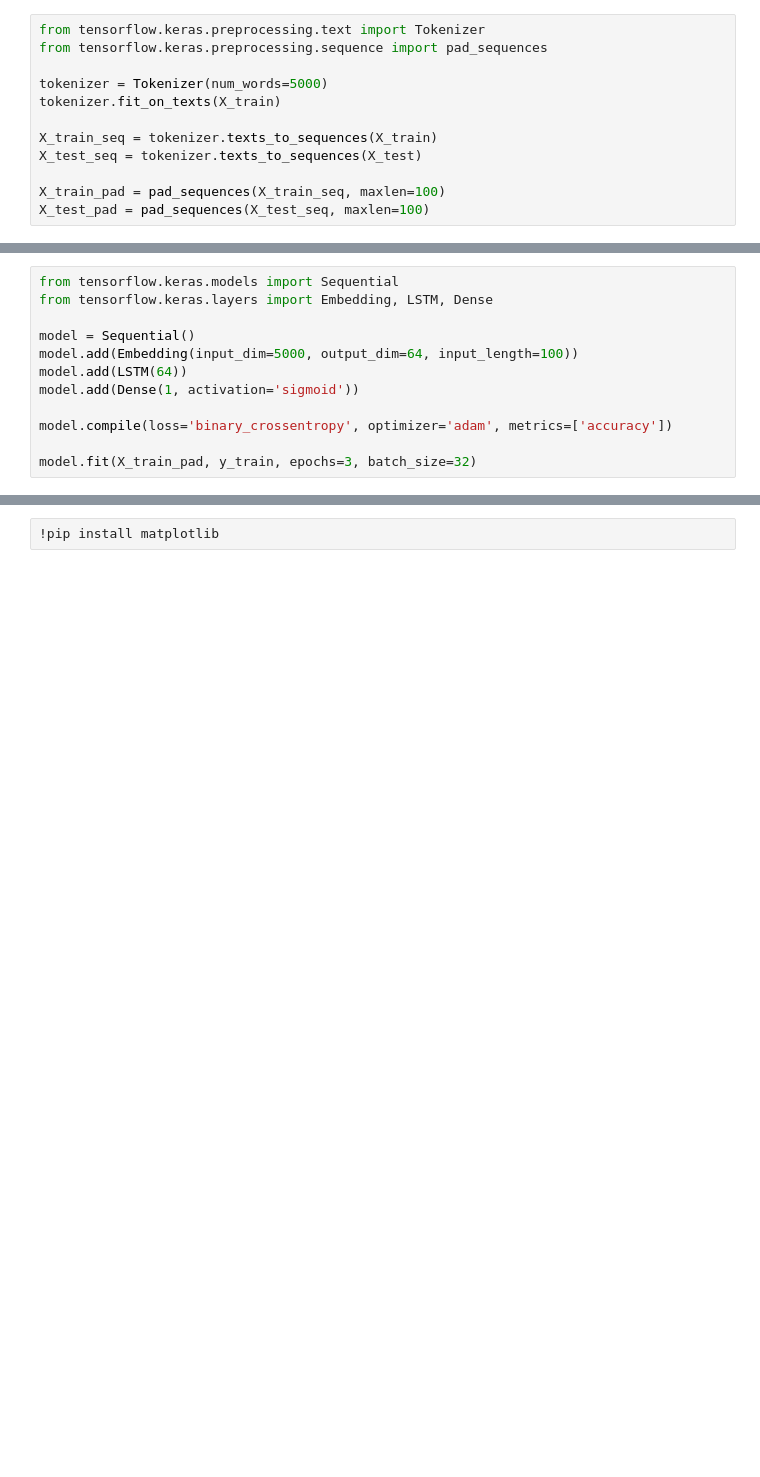
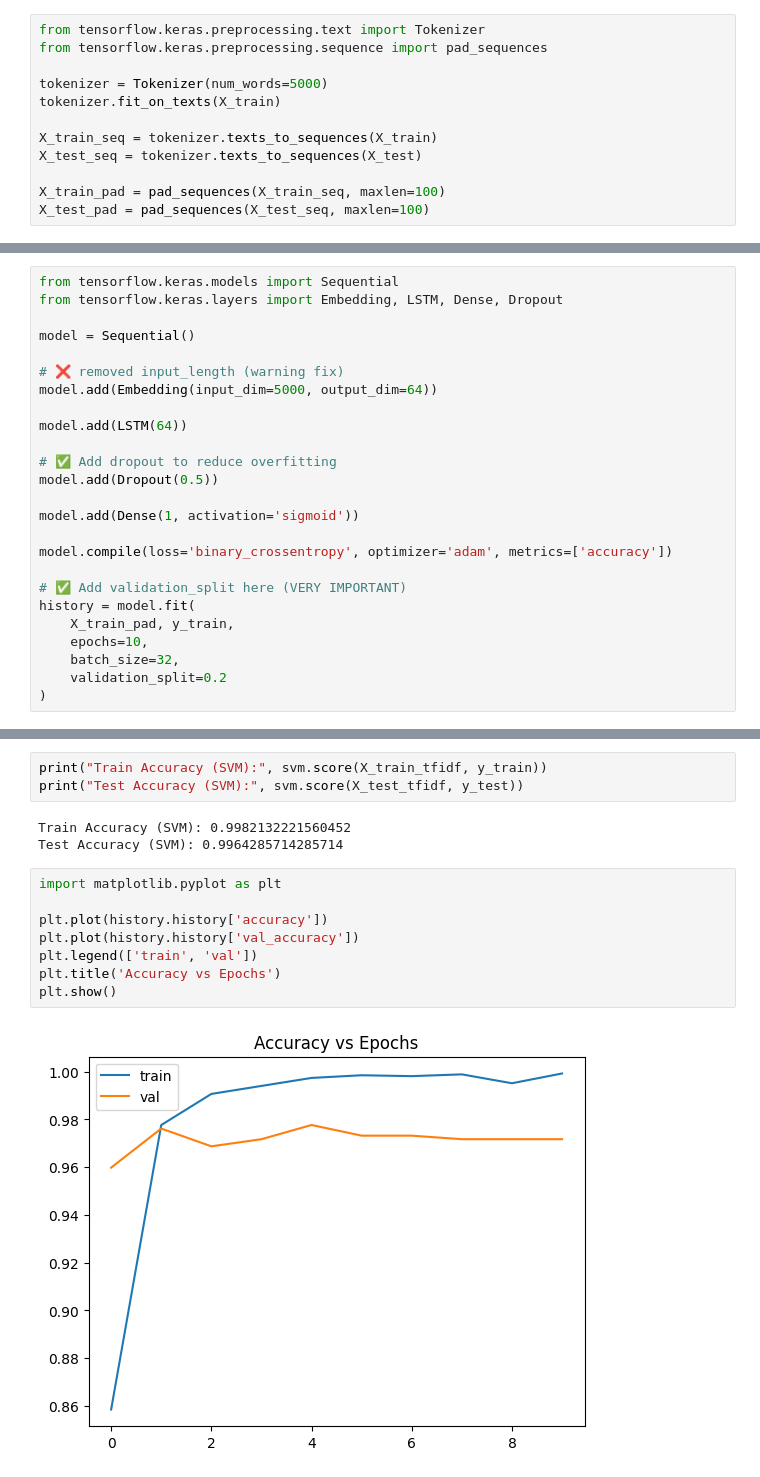
Before and after one commit to athulyamannambath/Email-Classification-Using-NLP-and-Machine-Learning, a Jupyter notebook: code.ipynb, the cells around one changed output, grey strips where cells are left out. Drawn from its saved outputs; the diff is of its cells as text; blank space fills up the shorter version.

```diff
--- a/code.ipynb
+++ b/code.ipynb
@@ -269,14 +174,27 @@ Successfully installed absl-py-2.4.0 astunparse-1.6.3 flatbuffers-25.12.19 gast-
 # %%
 from tensorflow.keras.models import Sequential
-from tensorflow.keras.layers import Embedding, LSTM, Dense
+from tensorflow.keras.layers import Embedding, LSTM, Dense, Dropout
 
 model = Sequential()
-model.add(Embedding(input_dim=5000, output_dim=64, input_length=100))
+
+# ❌ removed input_length (warning fix)
+model.add(Embedding(input_dim=5000, output_dim=64))
+
 model.add(LSTM(64))
+
+# ✅ Add dropout to reduce overfitting
+model.add(Dropout(0.5))
+
 model.add(Dense(1, activation='sigmoid'))
 
 model.compile(loss='binary_crossentropy', optimizer='adam', metrics=['accuracy'])
 
-model.fit(X_train_pad, y_train, epochs=3, batch_size=32)
+# ✅ Add validation_split here (VERY IMPORTANT)
+history = model.fit(
+    X_train_pad, y_train,
+    epochs=10,
+    batch_size=32,
+    validation_split=0.2
+)
 # %% [output]
 WARNING:tensorflow:TensorFlow GPU support is not available on native Windows for TensorFlow >= 2.11. Even if CUDA/cuDNN are installed, GPU will not be used. Please use WSL2 or the TensorFlow-DirectML  ...
@@ -332,2 +277,16 @@ ModuleNotFoundError: No module named 'matplotlib'
-# %%
-!pip install matplotlib
+# %%
+print("Train Accuracy (SVM):", svm.score(X_train_tfidf, y_train))
+print("Test Accuracy (SVM):", svm.score(X_test_tfidf, y_test))
+# %% [output]
+Train Accuracy (SVM): 0.9982132221560452
+Test Accuracy (SVM): 0.9964285714285714
+# %%
+import matplotlib.pyplot as plt
+
+plt.plot(history.history['accuracy'])
+plt.plot(history.history['val_accuracy'])
+plt.legend(['train', 'val'])
+plt.title('Accuracy vs Epochs')
+plt.show()
+# %% [output]
+[figure, added]
```
Also changed, not shown: parts of 22 cells of this notebook, 4 other files.
